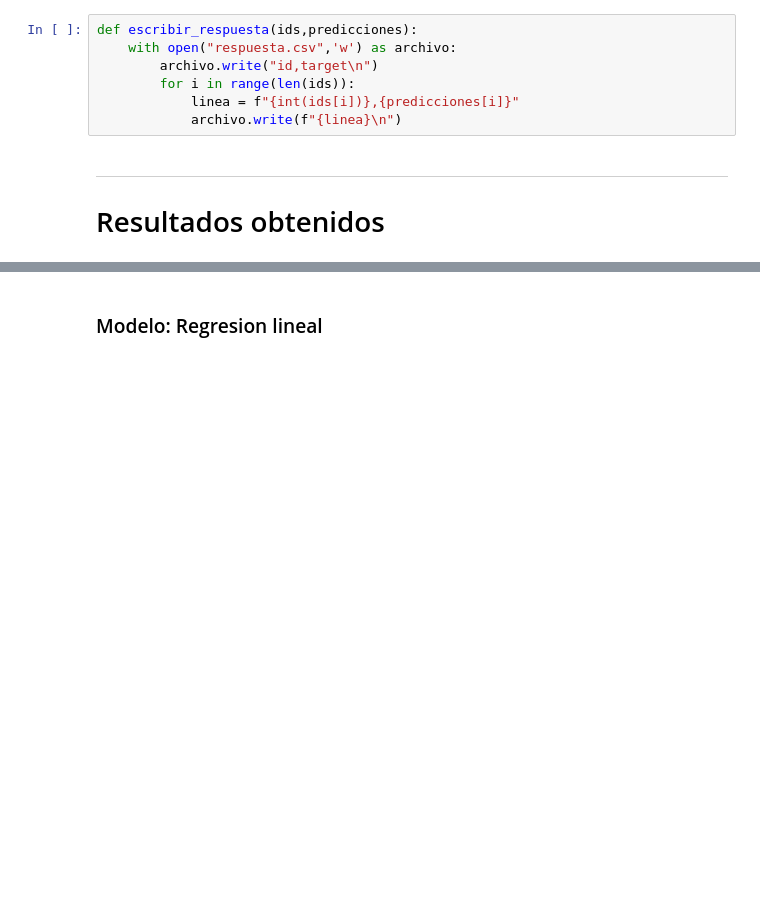
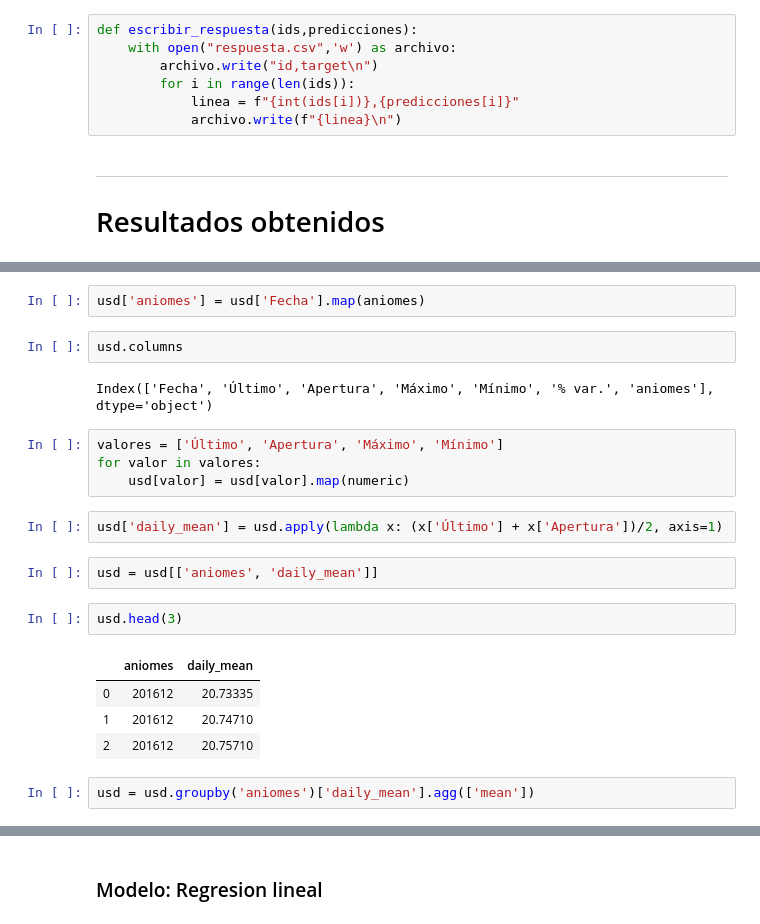
Before and after one commit to nicomatex/datos_tp2_2c2019, a Jupyter notebook: main.ipynb, the cells around one changed output, grey strips where cells are left out. Drawn from its saved outputs; the diff is of its cells as text; blank space fills up the shorter version.

```diff
--- a/main.ipynb
+++ b/main.ipynb
@@ -48,0 +79,23 @@ def escribir_respuesta(ids,predicciones):
+# %%
+usd['aniomes'] = usd['Fecha'].map(aniomes)
+# %%
+usd.columns
+# %% [output]
+Index(['Fecha', 'Último', 'Apertura', 'Máximo', 'Mínimo', '% var.', 'aniomes'], dtype='object')
+# %%
+valores = ['Último', 'Apertura', 'Máximo', 'Mínimo']
+for valor in valores:
+    usd[valor] = usd[valor].map(numeric)
+# %%
+usd['daily_mean'] = usd.apply(lambda x: (x['Último'] + x['Apertura'])/2, axis=1)
+# %%
+usd = usd[['aniomes', 'daily_mean']]
+# %%
+usd.head(3)
+# %% [output]
+|  | aniomes | daily_mean |
+| 0 | 201612 | 20.73335 |
+| 1 | 201612 | 20.74710 |
+| 2 | 201612 | 20.75710 |
+# %%
+usd = usd.groupby('aniomes')['daily_mean'].agg(['mean'])
```
Also changed, not shown: parts of 16 cells of this notebook, 4 other files.
